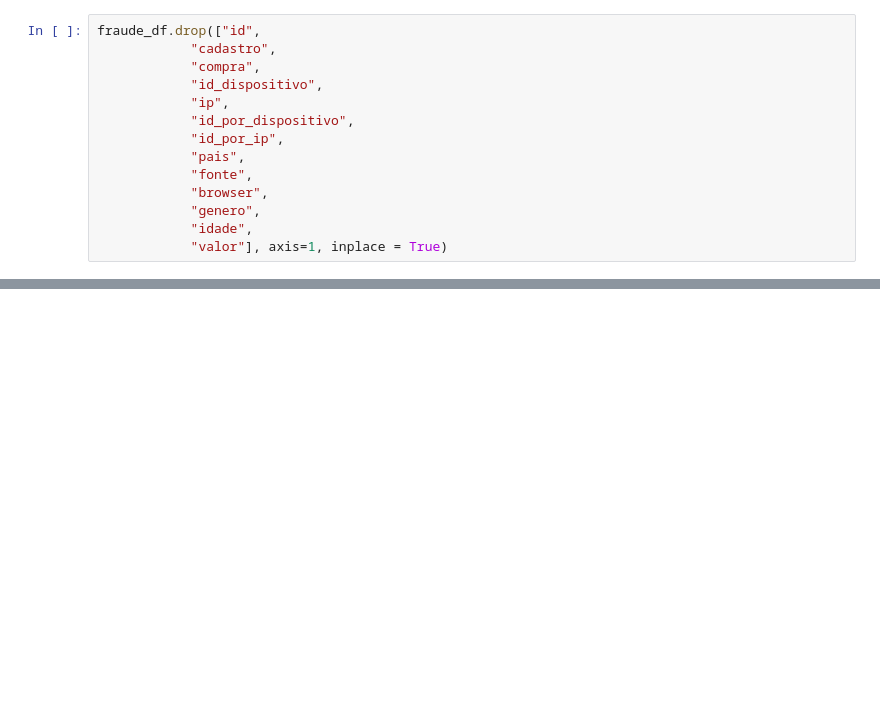
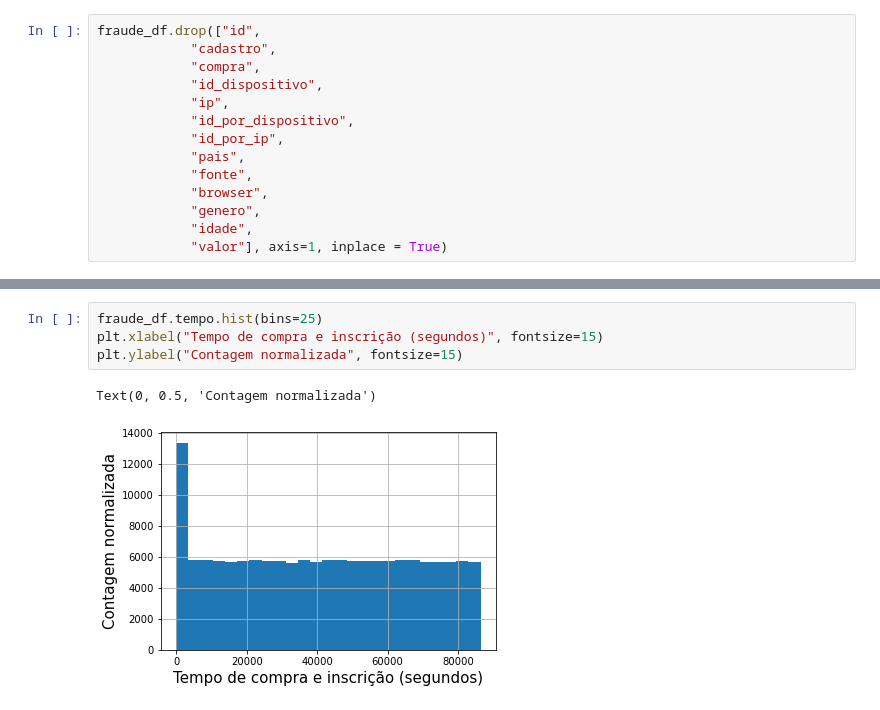
Before and after one commit to dehscardoso/desenvolve-boticario, a Jupyter notebook: Módulos Extra/Formação Data Science/Modelos Preditivos em Dados - Detecção de Fraude/Detectando Fraude.ipynb, the cells around one changed output, grey strips where cells are left out. Drawn from its saved outputs; the diff is of its cells as text; blank space fills up the shorter version.

```diff
--- a/Módulos Extra/Formação Data Science/Modelos Preditivos em Dados - Detecção de Fraude/Detectando Fraude.ipynb
+++ b/Módulos Extra/Formação Data Science/Modelos Preditivos em Dados - Detecção de Fraude/Detectando Fraude.ipynb
@@ -399,0 +719,7 @@ ax
+# %%
+fraude_df.tempo.hist(bins=25)
+plt.xlabel("Tempo de compra e inscrição (segundos)", fontsize=15)
+plt.ylabel("Contagem normalizada", fontsize=15)
+# %% [output]
+Text(0, 0.5, 'Contagem normalizada')
+[figure, added]
```
Also changed, not shown: parts of 89 cells of this notebook, 6 other files.
